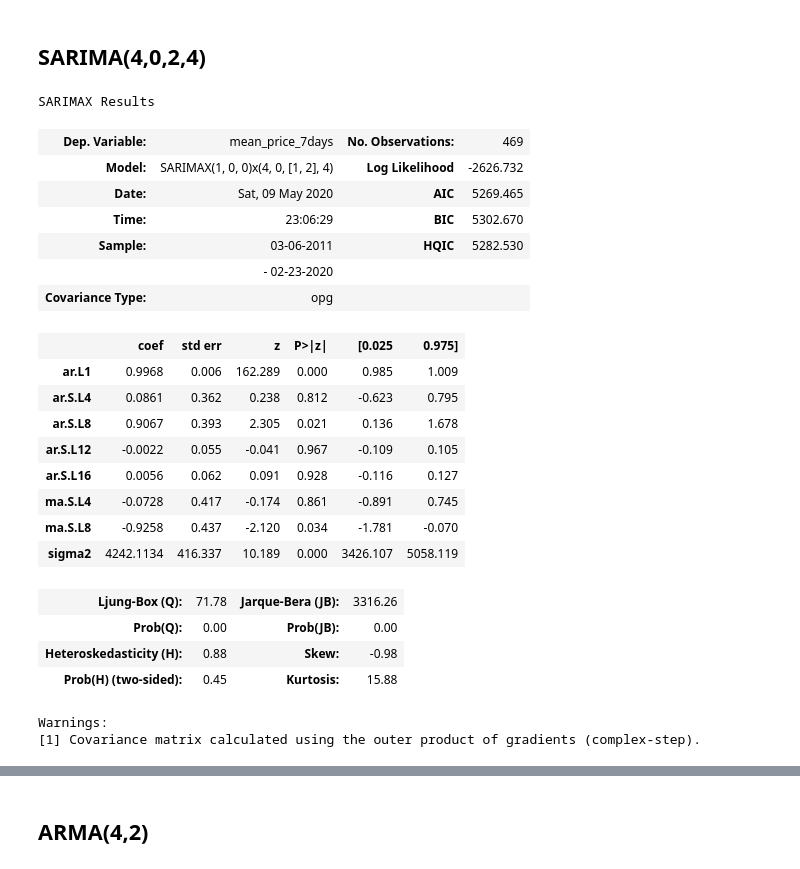
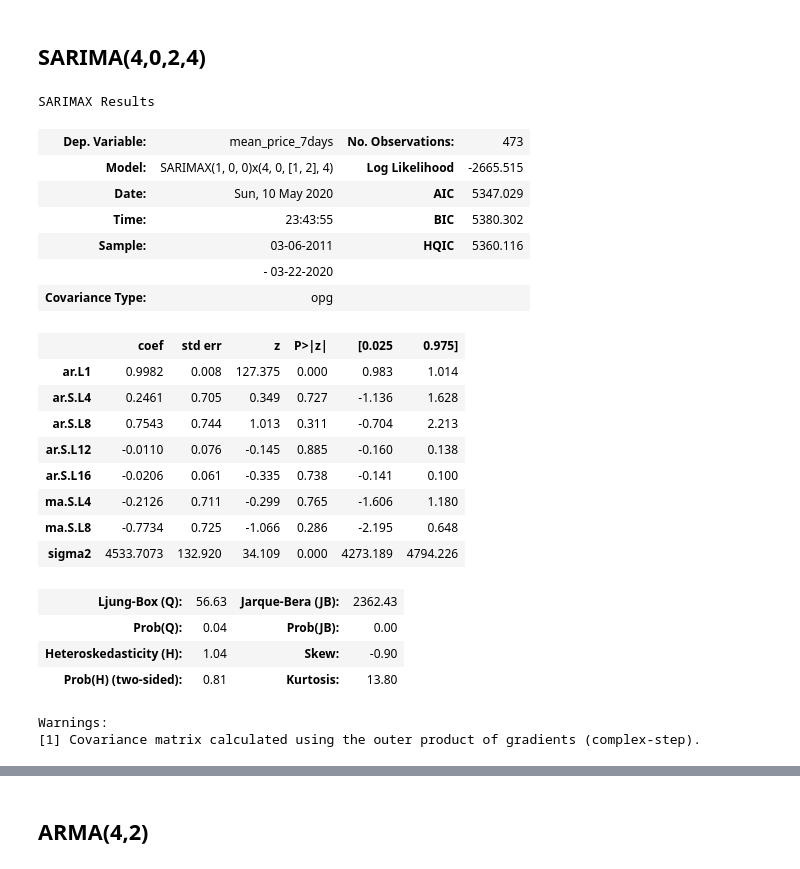
Before and after one commit to CodingDuckmx/Sauti-Africa-Market-Monitoring, a Jupyter notebook: maize_first_steps.ipynb, the cells around one changed output, grey strips where cells are left out. Saved outputs shown, nothing was run; the diff lists cells and outputs as text; code cells hidden in the pictures.

```diff
--- a/maize_first_steps.ipynb
+++ b/maize_first_steps.ipynb
@@ -76,7 +76,7 @@ plt.show()
 # I'm building a dataframe with all the possible dates between start='2/27/2011', end='3/28/2020'.
 
 dummy = pd.DataFrame()
-dummy['dates'] = pd.date_range(start='2/28/2011', end='3/29/2020')
+dummy['dates'] = pd.date_range(start='2/23/2011', end='3/29/2020')
 dummy = dummy.set_index('dates')
 lira = dummy.merge(lira, how='outer', left_index=True, right_index=True)
 print(dummy.shape)
@@ -180,7 +180,9 @@ lira[lira['number_of_day'] == 7]['mean_price_7days'][lira[lira['number_of_day']
 Name: mean_price_7days, dtype: float64
 # %%
-# Filling those gaps
+# Fitting the data into a data Frame with only Weeks.
 
-weekly_lira = pd.DataFrame(lira[lira['number_of_day'] == 7]['mean_price_7days'].interpolate())
-weekly_lira = weekly_lira.set_index(pd.date_range(start='2011-03-06', periods=len(weekly_lira), freq='w'))
-weekly_lira
+weekly_lira = pd.DataFrame()
+
+# weekly_lira = pd.DataFrame(lira[lira['number_of_day'] == 7]['mean_price_7days'].interpolate())
+weekly_lira['dates'] = pd.date_range(start='2011-03-06', periods=round(len(lira)/360*52,0), freq='W')
+weekly_lira = weekly_lira.set_index('dates')
@@ -200,0 +189,14 @@ weekly_lira
+# %%
+weekly_lira = weekly_lira.merge(lira, how='inner', left_index=True, right_index=True)
+weekly_lira = weekly_lira[['mean_price_7days']].interpolate()
+
+# we need to be sure the last week has been completed.
+
+last_day_filled = lira[lira['Wholesale (MT)'].isnull() == False].index[-1]
+
+if weekly_lira.index[-1] < last_day_filled:
+    pass
+else:
+    weekly_lira = weekly_lira.drop(labels = weekly_lira.index[-1], axis=0)
+
+weekly_lira
@@ -267,32 +274,32 @@ res.aic_min_order
 # %%
 # Create the model
 
-premodel = sm.tsa.SARIMAX(train_data, seasonal_order=(4,0,2,4))
+premodel = sm.tsa.SARIMAX(weekly_lira, seasonal_order=(4,0,2,4))
 model = premodel.fit()
 
 model.summary()
 # %% [output]
 SARIMAX Results
-| Dep. Variable: | mean_price_7days | No. Observations: | 469 |
-| Model: | SARIMAX(1, 0, 0)x(4, 0, [1, 2], 4) | Log Likelihood | -2626.732 |
-| Date: | Sat, 09 May 2020 | AIC | 5269.465 |
-| Time: | 23:06:29 | BIC | 5302.670 |
-| Sample: | 03-06-2011 | HQIC | 5282.530 |
-|  | - 02-23-2020 |  |  |
+| Dep. Variable: | mean_price_7days | No. Observations: | 473 |
+| Model: | SARIMAX(1, 0, 0)x(4, 0, [1, 2], 4) | Log Likelihood | -2665.515 |
+| Date: | Sun, 10 May 2020 | AIC | 5347.029 |
+| Time: | 23:43:55 | BIC | 5380.302 |
+| Sample: | 03-06-2011 | HQIC | 5360.116 |
+|  | - 03-22-2020 |  |  |
 | Covariance Type: | opg |  |  |
 |  | coef | std err | z | P>|z| | [0.025 | 0.975] |
-| ar.L1 | 0.9968 | 0.006 | 162.289 | 0.000 | 0.985 | 1.009 |
-| ar.S.L4 | 0.0861 | 0.362 | 0.238 | 0.812 | -0.623 | 0.795 |
-| ar.S.L8 | 0.9067 | 0.393 | 2.305 | 0.021 | 0.136 | 1.678 |
-| ar.S.L12 | -0.0022 | 0.055 | -0.041 | 0.967 | -0.109 | 0.105 |
-| ar.S.L16 | 0.0056 | 0.062 | 0.091 | 0.928 | -0.116 | 0.127 |
-| ma.S.L4 | -0.0728 | 0.417 | -0.174 | 0.861 | -0.891 | 0.745 |
-| ma.S.L8 | -0.9258 | 0.437 | -2.120 | 0.034 | -1.781 | -0.070 |
-| sigma2 | 4242.1134 | 416.337 | 10.189 | 0.000 | 3426.107 | 5058.119 |
+| ar.L1 | 0.9982 | 0.008 | 127.375 | 0.000 | 0.983 | 1.014 |
+| ar.S.L4 | 0.2461 | 0.705 | 0.349 | 0.727 | -1.136 | 1.628 |
+| ar.S.L8 | 0.7543 | 0.744 | 1.013 | 0.311 | -0.704 | 2.213 |
+| ar.S.L12 | -0.0110 | 0.076 | -0.145 | 0.885 | -0.160 | 0.138 |
+| ar.S.L16 | -0.0206 | 0.061 | -0.335 | 0.738 | -0.141 | 0.100 |
+| ma.S.L4 | -0.2126 | 0.711 | -0.299 | 0.765 | -1.606 | 1.180 |
+| ma.S.L8 | -0.7734 | 0.725 | -1.066 | 0.286 | -2.195 | 0.648 |
+| sigma2 | 4533.7073 | 132.920 | 34.109 | 0.000 | 4273.189 | 4794.226 |
-| Ljung-Box (Q): | 71.78 | Jarque-Bera (JB): | 3316.26 |
-| Prob(Q): | 0.00 | Prob(JB): | 0.00 |
-| Heteroskedasticity (H): | 0.88 | Skew: | -0.98 |
-| Prob(H) (two-sided): | 0.45 | Kurtosis: | 15.88 |
+| Ljung-Box (Q): | 56.63 | Jarque-Bera (JB): | 2362.43 |
+| Prob(Q): | 0.04 | Prob(JB): | 0.00 |
+| Heteroskedasticity (H): | 1.04 | Skew: | -0.90 |
+| Prob(H) (two-sided): | 0.81 | Kurtosis: | 13.80 |
 Warnings:
 [1] Covariance matrix calculated using the outer product of gradients (complex-step).
 # %%
```
Also changed, not shown: parts of 30 cells of this notebook, 2 other files.
